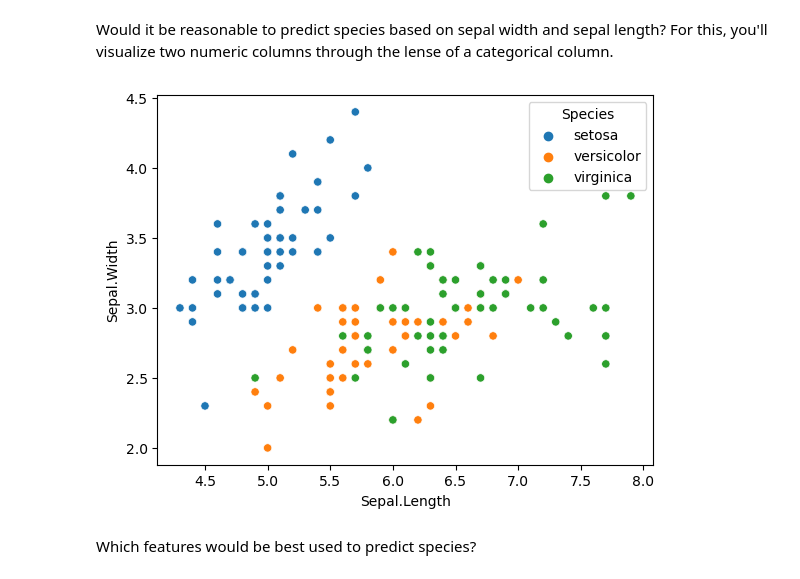
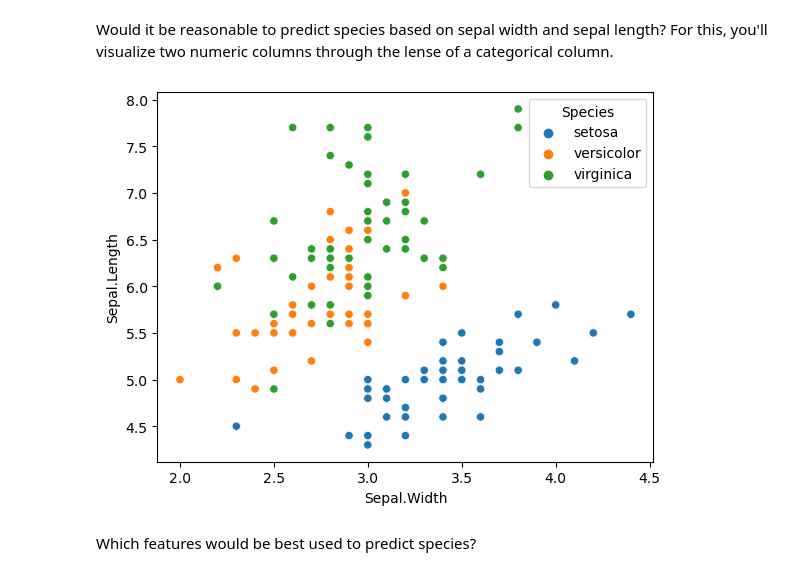
Before and after one commit to Andrew-Casey/numpy-pandas-visualization-exercises-, a Jupyter notebook: seaborn_exercises2.ipynb, the cells around one changed output. Saved outputs shown, nothing was run; the diff lists cells and outputs as text; code cells hidden in the pictures.

```diff
--- a/seaborn_exercises2.ipynb
+++ b/seaborn_exercises2.ipynb
@@ -53,10 +53,10 @@ plt.show()
 # %% [markdown]
 Would it be reasonable to predict species based on sepal width and sepal length? For this, you'll visualize two numeric columns through the lense of a categorical column.
 # %%
-sns.scatterplot(data=iris, x='Sepal.Length', y='Sepal.Width', hue='Species')
+sns.scatterplot(data=iris, y='Sepal.Length', x='Sepal.Width', hue='Species')
 plt.show()
 # %% [output]
-[figure, old version]
+[figure, new version]
 # %% [markdown]
 Which features would be best used to predict species?
 # %%
```
Also changed, not shown: parts of 17 cells of this notebook.
